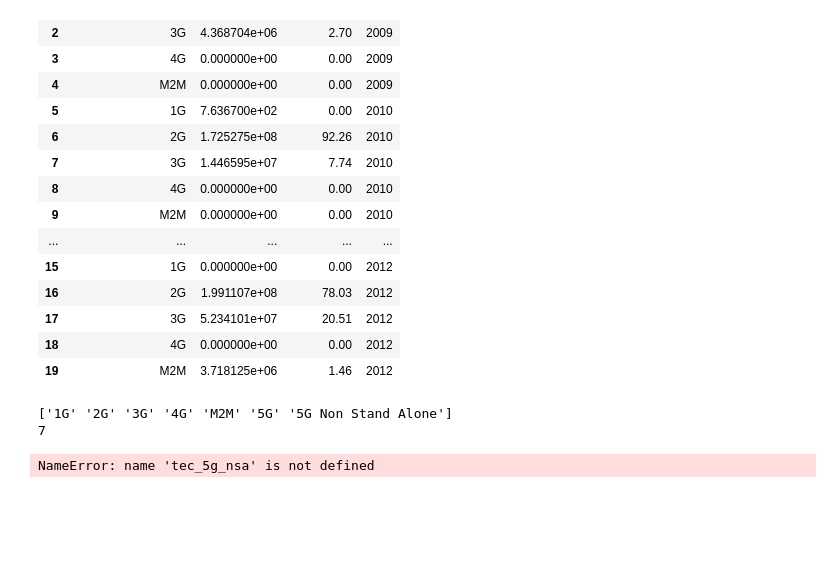
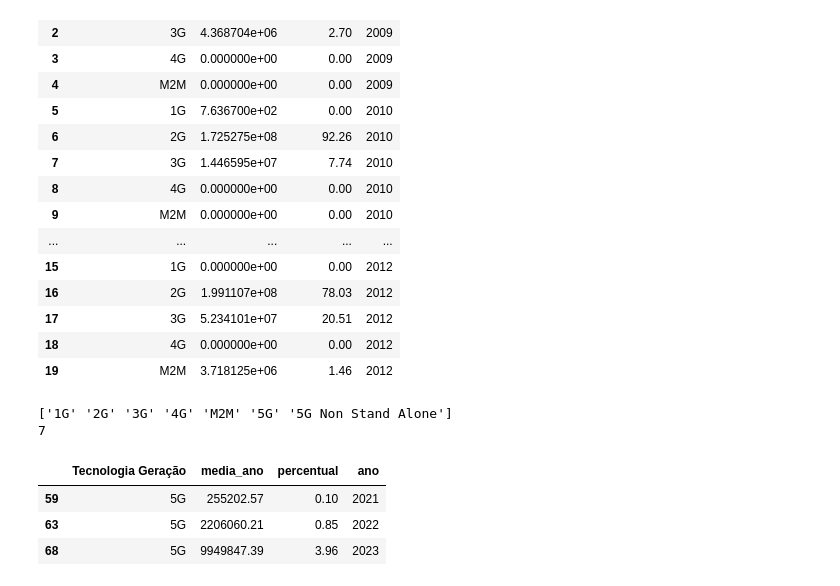
Before and after one commit to rislamiranda/projeto-smp, a Jupyter notebook: graficos_tecnologia.ipynb, the cells around one changed output. Cells and saved outputs as stored; diff of their text form; code cells hidden in the pictures; blank space fills up the shorter version.

```diff
--- a/graficos_tecnologia.ipynb
+++ b/graficos_tecnologia.ipynb
@@ -109,8 +109,11 @@ tec_5g = df.query('`Tecnologia Geração` == "5G"')
 # %%
 # vendo os dataframes por tecnologia
 
-tec_5g_nsa
+tec_5g
 # %% [output]
-NameError: name 'tec_5g_nsa' is not defined
+|  | Tecnologia Geração | media_ano | percentual | ano |
+| 59 | 5G | 255202.57 | 0.10 | 2021 |
+| 63 | 5G | 2206060.21 | 0.85 | 2022 |
+| 68 | 5G | 9949847.39 | 3.96 | 2023 |
 # %%
 df['Tecnologia Geração'].unique()
```
Also changed, not shown: parts of 3 cells of this notebook.
